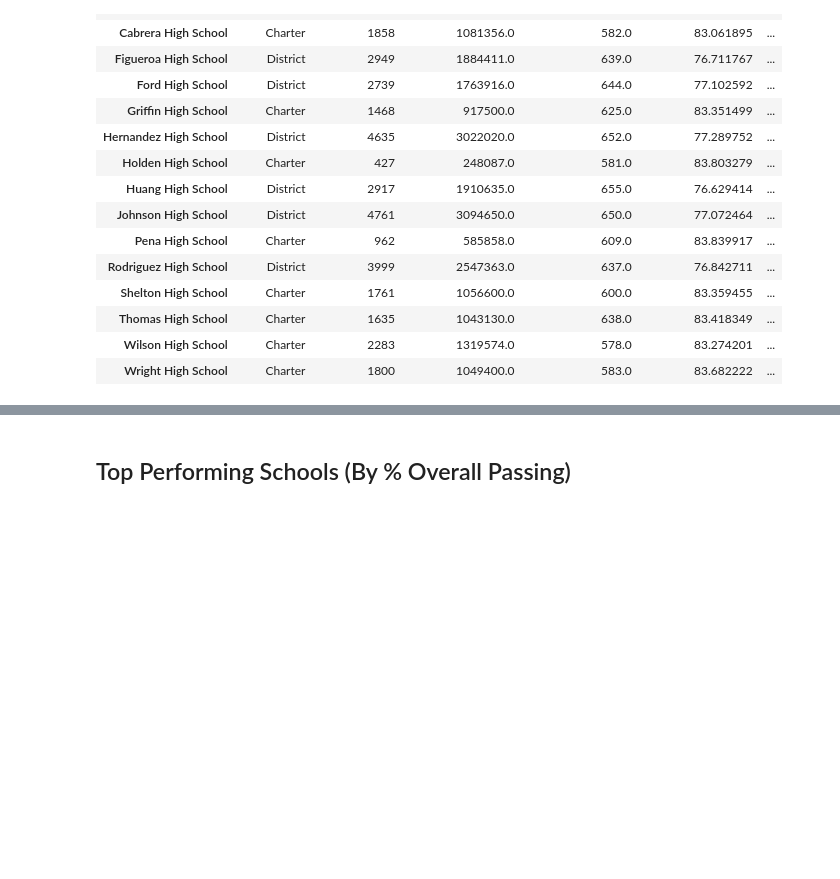
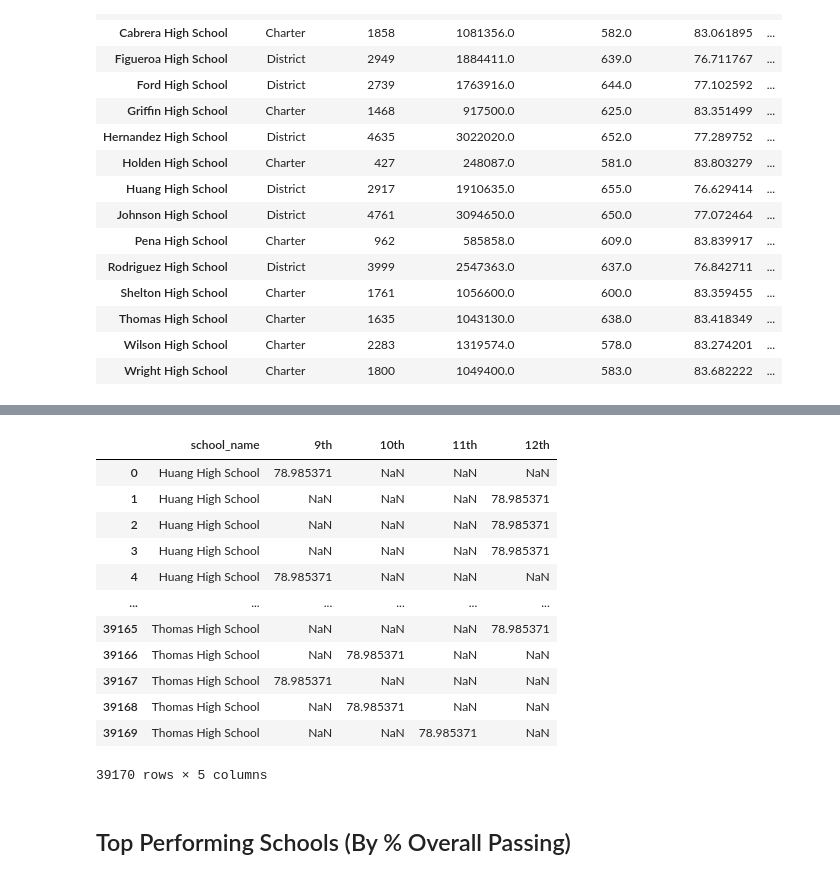
Before and after one commit to valputla/pandas-challenge, a Jupyter notebook: PyCitySchools/PyCitySchools - Lindsey Morales.ipynb, the cells around one changed output, grey strips where cells are left out. Cells and saved outputs as stored; diff of their text form; code cells hidden in the pictures; blank space fills up the shorter version.

```diff
--- a/PyCitySchools/PyCitySchools - Lindsey Morales.ipynb
+++ b/PyCitySchools/PyCitySchools - Lindsey Morales.ipynb
@@ -860,3 +928,20 @@ top_5
+# %%
+grade_math_df = school_data_complete[["school_name", "9th", "10th", "11th", "12th"]]
+grade_math_df
+# %% [output]
+|  | school_name | 9th | 10th | 11th | 12th |
+| 0 | Huang High School | 78.985371 | NaN | NaN | NaN |
+| 1 | Huang High School | NaN | NaN | NaN | 78.985371 |
+| 2 | Huang High School | NaN | NaN | NaN | 78.985371 |
+| 3 | Huang High School | NaN | NaN | NaN | 78.985371 |
+| 4 | Huang High School | 78.985371 | NaN | NaN | NaN |
+| ... | ... | ... | ... | ... | ... |
+| 39165 | Thomas High School | NaN | NaN | NaN | 78.985371 |
+| 39166 | Thomas High School | NaN | 78.985371 | NaN | NaN |
+| 39167 | Thomas High School | 78.985371 | NaN | NaN | NaN |
+| 39168 | Thomas High School | NaN | 78.985371 | NaN | NaN |
+| 39169 | Thomas High School | NaN | NaN | 78.985371 | NaN |
+39170 rows × 5 columns
 # %%
 # school_summary = pd.DataFrame([["District", 4976, 3124928.0, 628.0, 77.048432, 81.033963, **, **, **],
 #                                ["Charter", 4976, 3124928.0, 628.0, 77.048432, 81.033963, **, **, **]],
```
Also changed, not shown: parts of 7 cells of this notebook.
